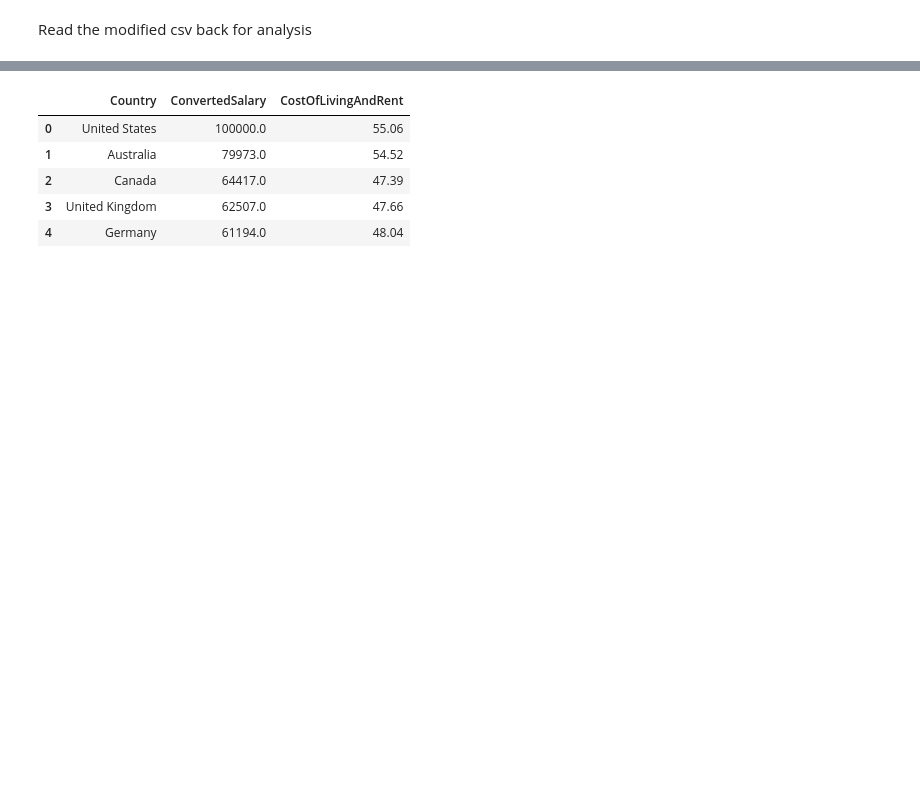
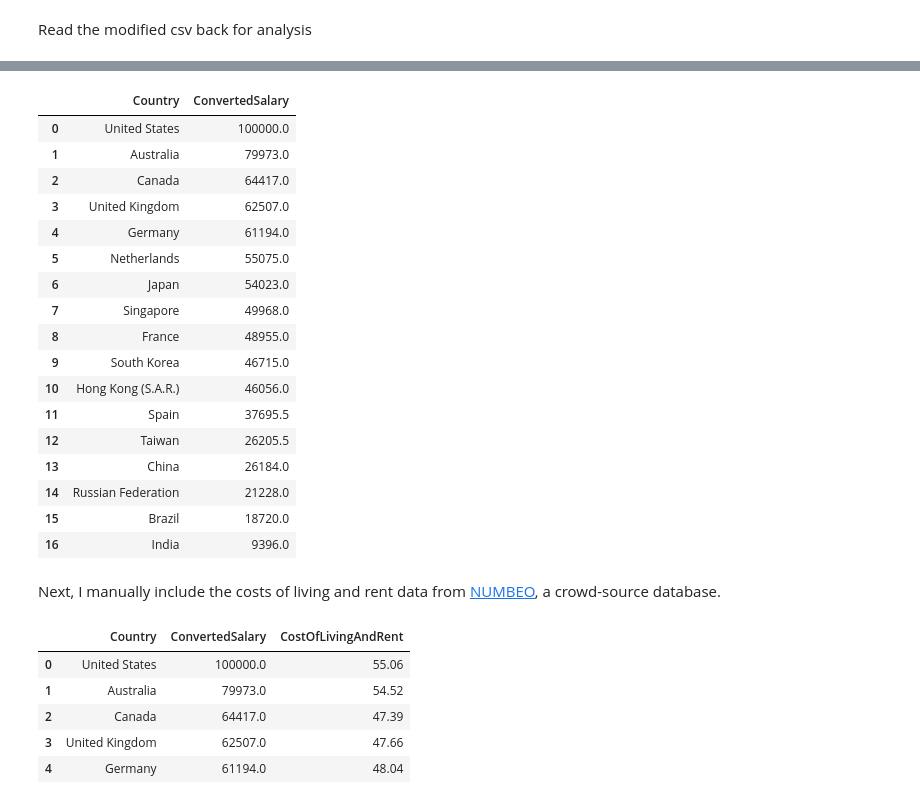
Before and after one commit to alankashiwa/stackoverflow-survey-analysis, a Jupyter notebook: country-difference-analysis.ipynb, the cells around one changed output, grey strips where cells are left out. Cells and saved outputs as stored; diff of their text form; code cells hidden in the pictures; blank space fills up the shorter version.

```diff
--- a/country-difference-analysis.ipynb
+++ b/country-difference-analysis.ipynb
@@ -413,11 +242,0 @@ Let's examine the median salary of selected countries and their costs of living.
-# %%
-# Drop the records without salary
-df = df.dropna(subset=['ConvertedSalary'])
-df_country_salary = df.groupby(['Country'])['ConvertedSalary'].median().reset_index('Country').sort_values(by='ConvertedSalary', ascending=False)
-df_country_salary = df_country_salary.reset_index().drop(['index'], axis=1)
-# Plot the median salary of each country and the median salary among all the selected countries
-df_country_salary.plot.bar(x='Country', y='ConvertedSalary', color="lightblue")
-avg_salary = df['ConvertedSalary'].median()
-plt.axhline(y=avg_salary, color='lightblue', linestyle='--')
-plt.title('Converted Salaray')
-plt.ylabel('USD');
@@ -427,0 +418,3 @@ Though the converted salaries give us a way to compare how much we are able to e
+# %%
+# make a copy for Q2
+df_Q2 = df.copy()
@@ -428,3 +463,29 @@ Though the converted salaries give us a way to compare how much we are able to e
+# %%
+# calculate median salary for each country
+df_country_salary = df_Q2.groupby(['Country'])['ConvertedSalary'].median().reset_index('Country').sort_values(by='ConvertedSalary', ascending=False)
+df_country_salary = df_country_salary.reset_index().drop(['index'], axis=1)
+df_country_salary
+# %% [output]
+|  | Country | ConvertedSalary |
+| 0 | United States | 100000.0 |
+| 1 | Australia | 79973.0 |
+| 2 | Canada | 64417.0 |
+| 3 | United Kingdom | 62507.0 |
+| 4 | Germany | 61194.0 |
+| 5 | Netherlands | 55075.0 |
+| 6 | Japan | 54023.0 |
+| 7 | Singapore | 49968.0 |
+| 8 | France | 48955.0 |
+| 9 | South Korea | 46715.0 |
+| 10 | Hong Kong (S.A.R.) | 46056.0 |
+| 11 | Spain | 37695.5 |
+| 12 | Taiwan | 26205.5 |
+| 13 | China | 26184.0 |
+| 14 | Russian Federation | 21228.0 |
+| 15 | Brazil | 18720.0 |
+| 16 | India | 9396.0 |
+# %% [markdown]
+Next, I manually include the costs of living and rent data from [NUMBEO](https://www.numbeo.com/cost-of-living/rankings_by_country.jsp), a crowd-source database.
 # %%
 # Cost of Living Index by Contries 2019
 # https://www.numbeo.com/cost-of-living/rankings_by_country.jsp
```
Also changed, not shown: parts of 99 cells of this notebook.
